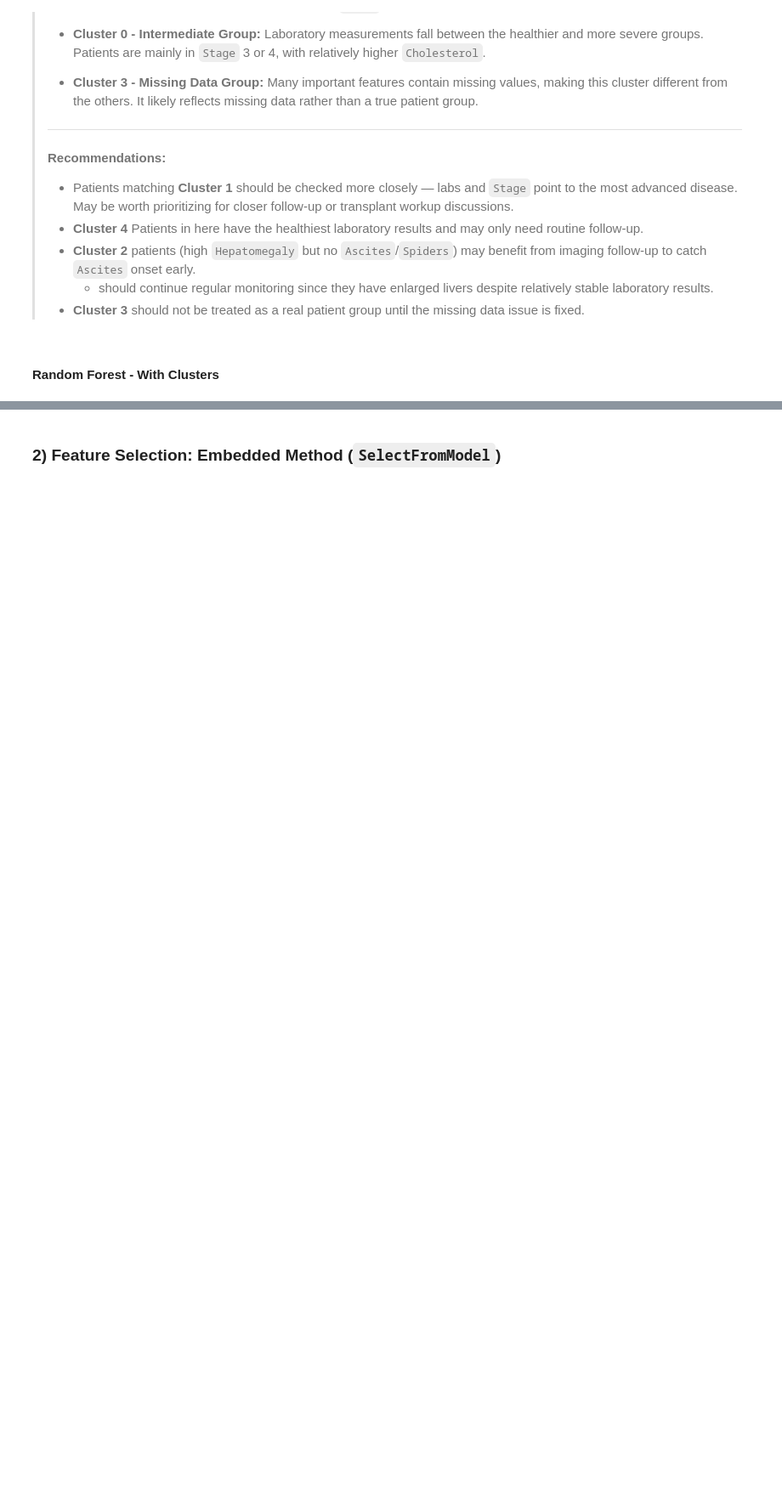
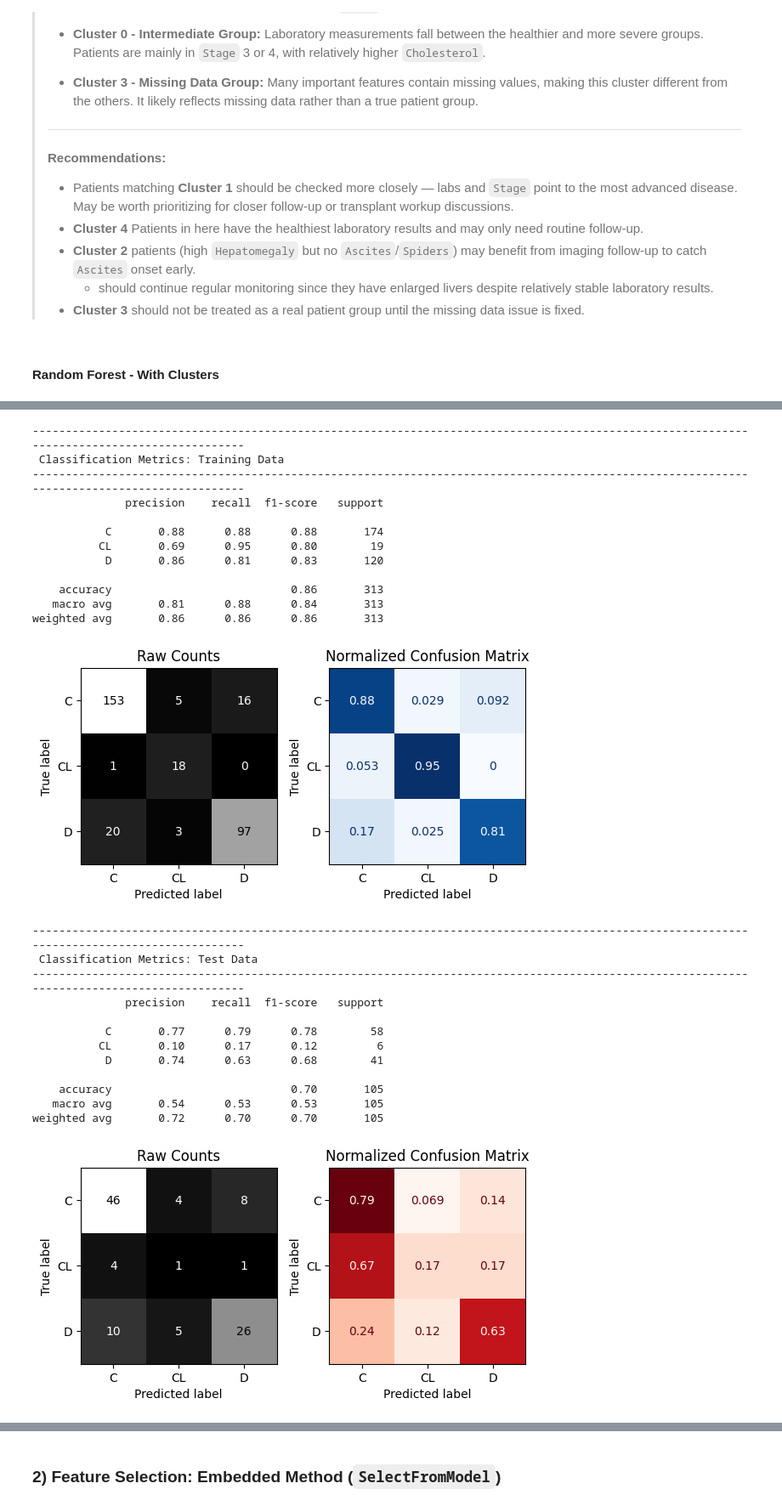
Before and after one commit to swirita/Cirrhosis-Prediction, a Jupyter notebook: Cirrhosis_Prediction.ipynb, the cells around one changed output, grey strips where cells are left out. Shown at 85% size. Drawn from its saved outputs; the diff is of its cells as text; code cells hidden in the pictures; blank space fills up the shorter version.

```diff
--- a/Cirrhosis_Prediction.ipynb
+++ b/Cirrhosis_Prediction.ipynb
@@ -1584,0 +1648,56 @@ weighted avg       0.72      0.69      0.70       105
+# %%
+# Use the best parameters directly without running GridSearchCV again
+rf_cluster_final = RandomForestClassifier(
+    random_state=42,
+    class_weight='balanced',
+    max_depth=5,
+    max_features='sqrt',
+    min_samples_leaf=2,
+    min_samples_split=5,
+    n_estimators=150
+)
+
+rf_smote_cluster_final = imb_make_pipeline(
+    preprocessor_cluster,
+    SMOTE(random_state=42, k_neighbors=3),
+    rf_cluster_final
+)
+
+# Fit the final model
+rf_smote_cluster_final.fit(X_train_cluster, y_train)
+
+# Evaluate
+evaluate_classification(
+    rf_smote_cluster_final,
+    X_train_cluster,
+    y_train,
+    X_test_cluster,
+    y_test
+)
+# %% [output]
+--------------------------------------------------------------------------------------------------------------------------------------------
+ Classification Metrics: Training Data
+--------------------------------------------------------------------------------------------------------------------------------------------
+              precision    recall  f1-score   support
+
+           C       0.88      0.88      0.88       174
+          CL       0.69      0.95      0.80        19
+           D       0.86      0.81      0.83       120
+
+    accuracy                           0.86       313
+   macro avg       0.81      0.88      0.84       313
+weighted avg       0.86      0.86      0.86       313
+[figure, added]
+--------------------------------------------------------------------------------------------------------------------------------------------
+ Classification Metrics: Test Data
+--------------------------------------------------------------------------------------------------------------------------------------------
+              precision    recall  f1-score   support
+
+           C       0.77      0.79      0.78        58
+          CL       0.10      0.17      0.12         6
+           D       0.74      0.63      0.68        41
+
+    accuracy                           0.70       105
+   macro avg       0.54      0.53      0.53       105
+weighted avg       0.72      0.70      0.70       105
+[figure, added]
```
Also changed, not shown: parts of 19 cells of this notebook.
